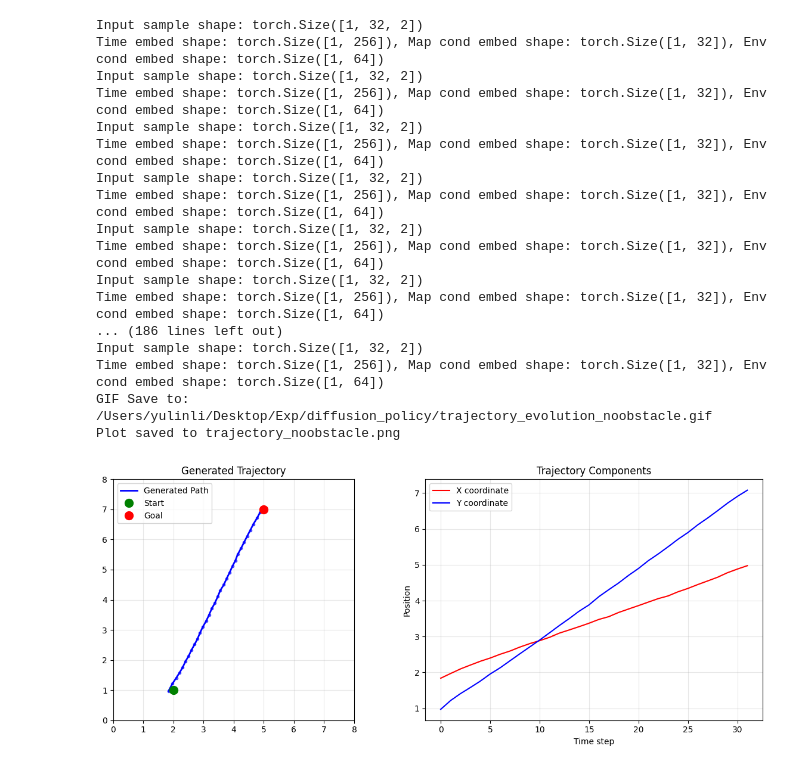
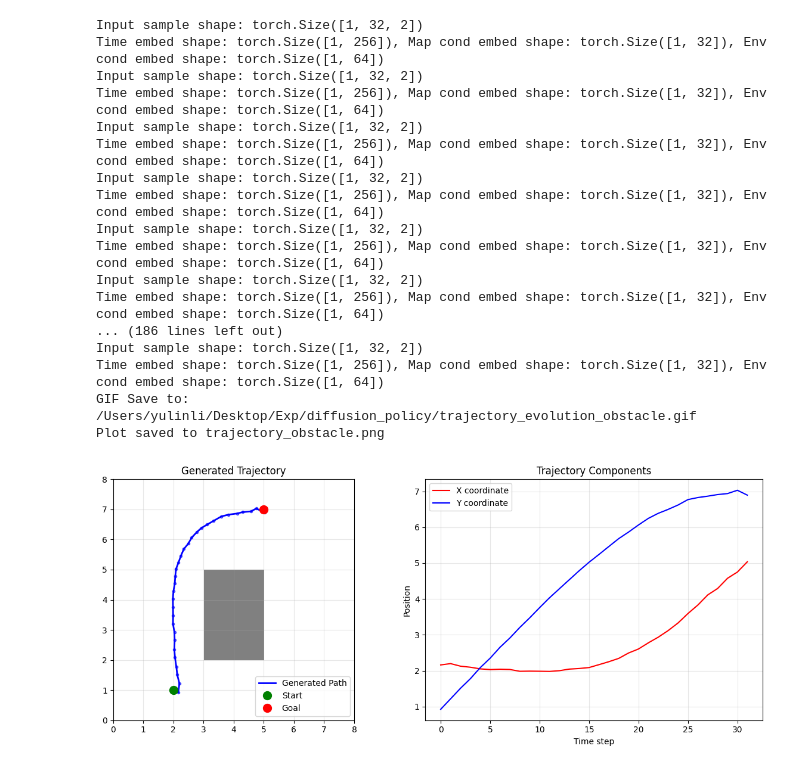
Before and after one commit to Rin-Li/diffusion_motion, a Jupyter notebook: plane_embed_test.ipynb, the cells around one changed output. Drawn from its saved outputs; the diff is of its cells as text; code cells hidden in the pictures.

```diff
--- a/plane_embed_test.ipynb
+++ b/plane_embed_test.ipynb
@@ -13,14 +13,16 @@ from typing import Union
 
 import imageio.v3 as iio
 # %%
+
 def create_test_scenario(batch_size=1, device='cuda'):
     """Create a test scenario with a 3x2 rectangular obstacle in the center of an 8x8 grid"""
     start_points = torch.tensor([[2, 1]], device=device, dtype=torch.float32)
     goal_points = torch.tensor([[5, 7]], device=device, dtype=torch.float32)
 
-
     obstacle_map = torch.zeros(batch_size, 1, 8, 8, device=device, dtype=torch.float32)
 
+    x_start, y_start = 2, 3
+    obstacle_map[:, 0, x_start:x_start+3, y_start:y_start+2] = 1.0
 
     return start_points, goal_points, obstacle_map
 
@@ -67,7 +69,7 @@ def visualize_result(trajectory, start, goal, obstacles, save_path=None):
     fig, (ax1, ax2) = plt.subplots(1, 2, figsize=(12, 5))
 
     # Plot 1: Trajectory with obstacles
-    ax1.imshow(obs_np.T, origin='lower', cmap='gray_r', extent=[0, 8, 0, 8], alpha=0.5)  # transpose to match axis
+    ax1.imshow(obs_np, origin='lower', cmap='gray_r', extent=[0, 8, 0, 8], alpha=0.5)  # transpose to match axis
 
     ax1.plot(traj_np[:, 0], traj_np[:, 1], 'b-', linewidth=2, label='Generated Path')
     ax1.plot(traj_np[:, 0], traj_np[:, 1], 'bo', markersize=3, alpha=0.6)
@@ -177,35 +179,35 @@ net = ConditionalUnet1D(
     network_config=config.network_config
 )
 scheduler = build_noise_scheduler_from_config(config_dict)
 
 policy = PlaneDiffusionPolicy(model=net, noise_scheduler=scheduler, config=config_dict, device=device)
 policy.load_weights(ckpt_path)
 
 
 start, goal, obstacles = create_test_scenario(device=device)
 
 
 trajectory, trajectory_all = generate_path(policy, start, goal, obstacles)
 
 
-visualize_trajectory_gif(trajectory_all, start, goal, obstacles, save_path="trajectory_evolution_noobstacle.gif", fps=10)
-visualize_result(trajectory, start, goal, obstacles, save_path="trajectory_noobstacle.png")
+visualize_trajectory_gif(trajectory_all, start, goal, obstacles, save_path="trajectory_evolution_obstacle.gif", fps=10)
+visualize_result(trajectory, start, goal, obstacles, save_path="trajectory_obstacle.png")
 # %% [output]
 Input sample shape: torch.Size([1, 32, 2])
 Time embed shape: torch.Size([1, 256]), Map cond embed shape: torch.Size([1, 32]), Env cond embed shape: torch.Size([1, 64])
 Input sample shape: torch.Size([1, 32, 2])
 Time embed shape: torch.Size([1, 256]), Map cond embed shape: torch.Size([1, 32]), Env cond embed shape: torch.Size([1, 64])
 Input sample shape: torch.Size([1, 32, 2])
 Time embed shape: torch.Size([1, 256]), Map cond embed shape: torch.Size([1, 32]), Env cond embed shape: torch.Size([1, 64])
 Input sample shape: torch.Size([1, 32, 2])
 Time embed shape: torch.Size([1, 256]), Map cond embed shape: torch.Size([1, 32]), Env cond embed shape: torch.Size([1, 64])
 Input sample shape: torch.Size([1, 32, 2])
 Time embed shape: torch.Size([1, 256]), Map cond embed shape: torch.Size([1, 32]), Env cond embed shape: torch.Size([1, 64])
 Input sample shape: torch.Size([1, 32, 2])
 Time embed shape: torch.Size([1, 256]), Map cond embed shape: torch.Size([1, 32]), Env cond embed shape: torch.Size([1, 64])
 ... (186 lines left out)
 Input sample shape: torch.Size([1, 32, 2])
 Time embed shape: torch.Size([1, 256]), Map cond embed shape: torch.Size([1, 32]), Env cond embed shape: torch.Size([1, 64])
-GIF Save to: /Users/yulinli/Desktop/Exp/diffusion_policy/trajectory_evolution_noobstacle.gif
-Plot saved to trajectory_noobstacle.png
+GIF Save to: /Users/yulinli/Desktop/Exp/diffusion_policy/trajectory_evolution_obstacle.gif
+Plot saved to trajectory_obstacle.png
-[figure, old version]
+[figure, new version]
```
Also changed, not shown: 2 other files.
